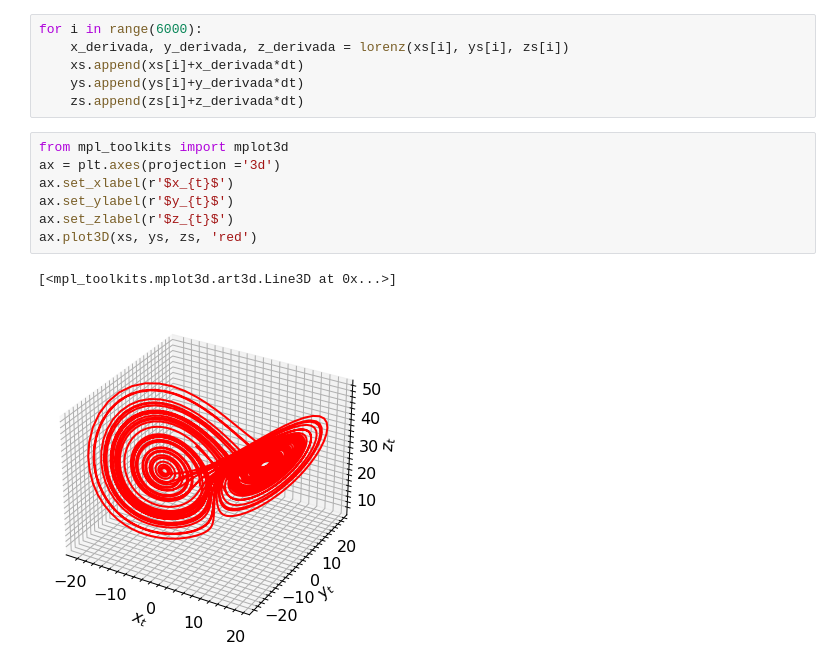
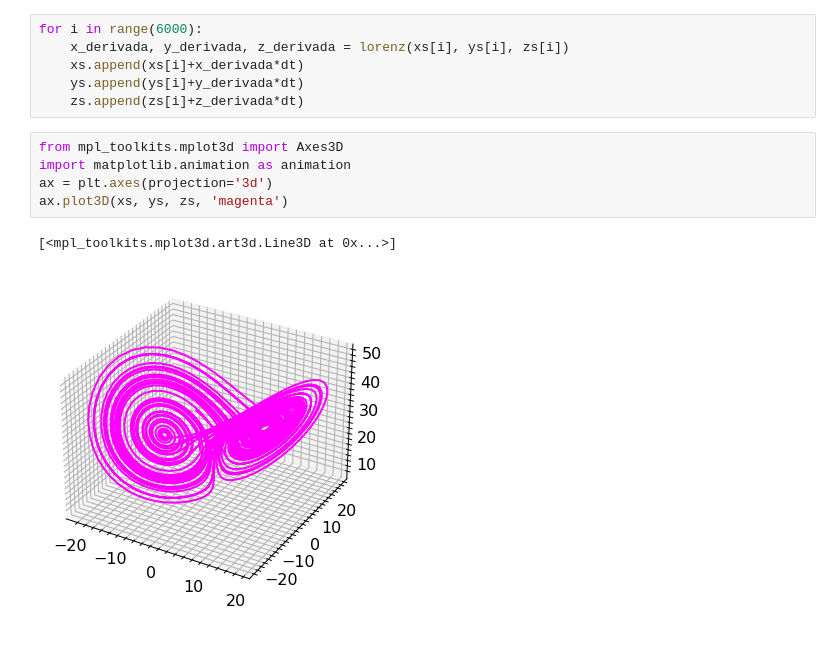
Before and after one commit to JherMik7/euler_Y_Euler_Mejorado, a Jupyter notebook: euler_y_euler_mejorado.ipynb, the cells around one changed output. Drawn from its saved outputs; the diff is of its cells as text.

```diff
--- a/euler_y_euler_mejorado.ipynb
+++ b/euler_y_euler_mejorado.ipynb
@@ -228,12 +228,10 @@ for i in range(6000):
     ys.append(ys[i]+y_derivada*dt)
     zs.append(zs[i]+z_derivada*dt)
 # %%
-from mpl_toolkits import mplot3d
-ax = plt.axes(projection ='3d')
-ax.set_xlabel(r'$x_{t}$')
-ax.set_ylabel(r'$y_{t}$')
-ax.set_zlabel(r'$z_{t}$')
-ax.plot3D(xs, ys, zs, 'red')
+from mpl_toolkits.mplot3d import Axes3D
+import matplotlib.animation as animation
+ax = plt.axes(projection='3d')
+ax.plot3D(xs, ys, zs, 'magenta')
 # %% [output]
 [<mpl_toolkits.mplot3d.art3d.Line3D at 0x...>]
-[figure, old version]
+[figure, new version]
```
Also changed, not shown: parts of 1 cell of this notebook.
